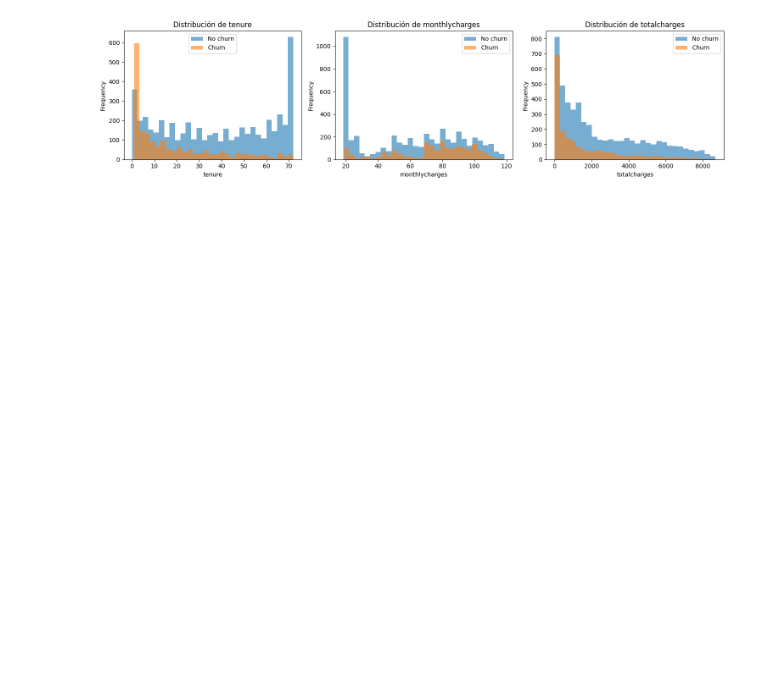
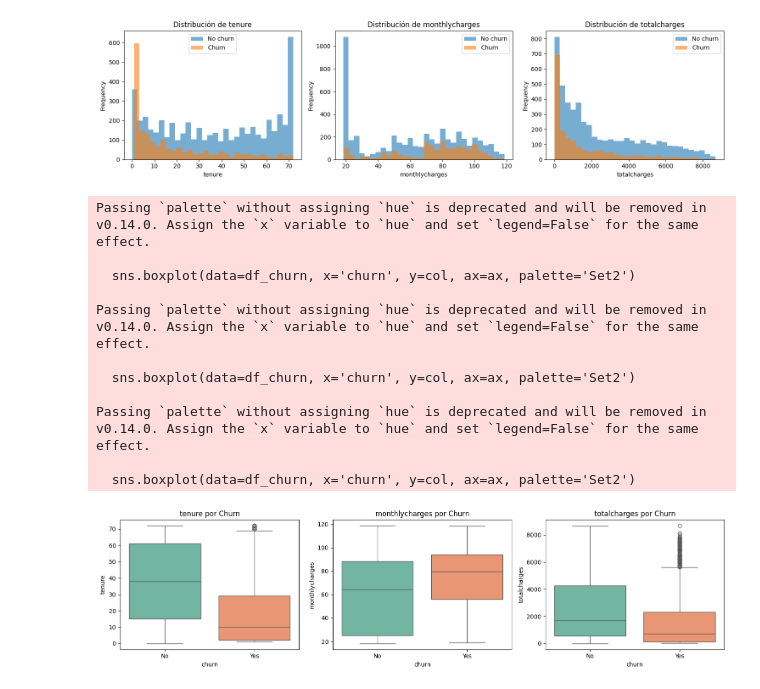
Before and after one commit to gparmar9/churn-mlflow-api, a Jupyter notebook: notebooks/01_eda.ipynb, the cells around one changed output. Cells and saved outputs as stored; diff of their text form; code cells hidden in the pictures; blank space fills up the shorter version.

```diff
--- a/notebooks/01_eda.ipynb
+++ b/notebooks/01_eda.ipynb
@@ -13,7 +13,7 @@ import seaborn as sns
 ### Definición de constantes
 # %%
 PATH_DIRECTORIO_DATOS = "../data/raw"
-PATH_DATASET_CHURN = f"{PATH_DIRECTORIO_DATOS}/Telco-Churn.csv"
+PATH_DATASET_CHURN = f"{PATH_DIRECTORIO_DATOS}/telco_churn.csv"
 # %% [markdown]
 ## 1. Inspección básica del dataset
 # %% [markdown]
@@ -252,3 +271,25 @@ plt.tight_layout()
 plt.show()
 # %% [output]
 [figure]
+# %%
+fig, axes = plt.subplots(1, 3, figsize=(15, 4))
+
+for ax, col in zip(axes, ['tenure', 'monthlycharges', 'totalcharges']):
+    sns.boxplot(data=df_churn, x='churn', y=col, ax=ax, palette='Set2')
+    ax.set_title(f'{col} por Churn')
+
+plt.tight_layout()
+plt.show()
+# %% [output]
+Passing `palette` without assigning `hue` is deprecated and will be removed in v0.14.0. Assign the `x` variable to `hue` and set `legend=False` for the same effect.
+
+  sns.boxplot(data=df_churn, x='churn', y=col, ax=ax, palette='Set2')
+
+Passing `palette` without assigning `hue` is deprecated and will be removed in v0.14.0. Assign the `x` variable to `hue` and set `legend=False` for the same effect.
+
+  sns.boxplot(data=df_churn, x='churn', y=col, ax=ax, palette='Set2')
+
+Passing `palette` without assigning `hue` is deprecated and will be removed in v0.14.0. Assign the `x` variable to `hue` and set `legend=False` for the same effect.
+
+  sns.boxplot(data=df_churn, x='churn', y=col, ax=ax, palette='Set2')
+[figure, added]
```
Also changed, not shown: parts of 13 cells of this notebook, 2 other files.
